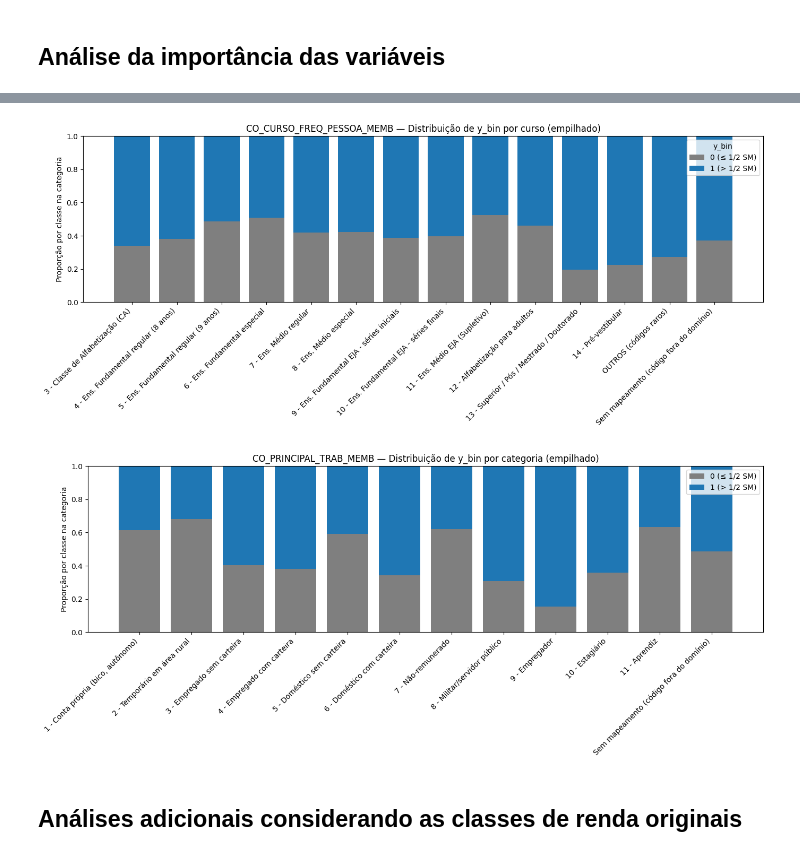
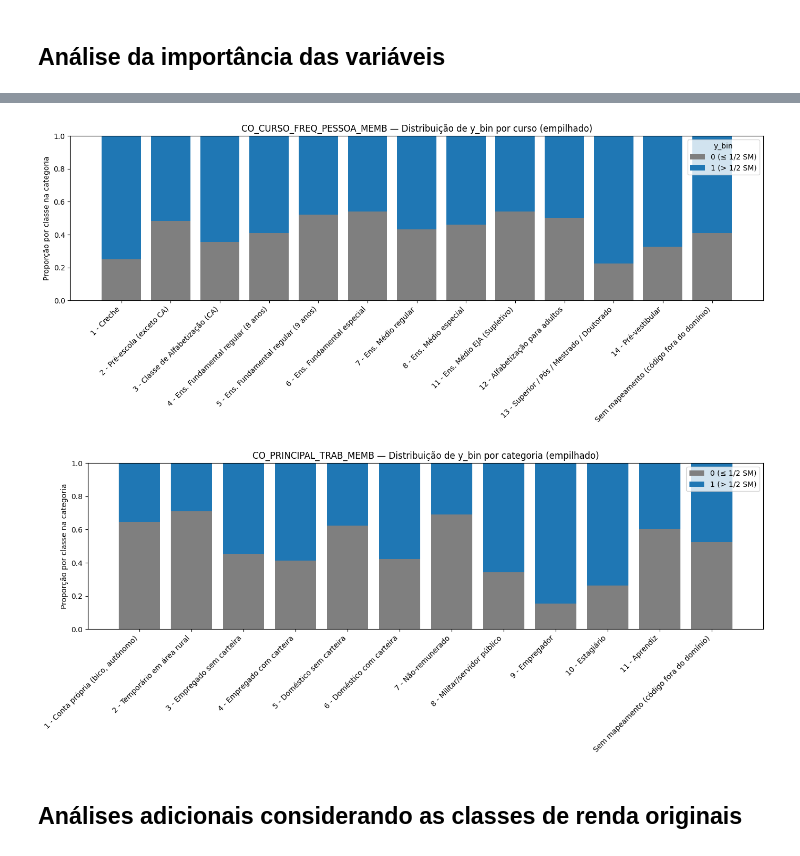
Before and after one commit to mariananresende/predicao_classe_renda_informal, a Jupyter notebook: ML_df_prop_binario.ipynb, the cells around one changed output, grey strips where cells are left out. Saved outputs shown, nothing was run; the diff lists cells and outputs as text; code cells hidden in the pictures.

```diff
--- a/ML_df_prop_binario.ipynb
+++ b/ML_df_prop_binario.ipynb
@@ -1741,7 +1749,7 @@ df_plot.loc[
 
 # agrupar raras APENAS entre códigos válidos
 vc_valid = df_plot.loc[df_plot["categoria_cod"].isin(CODIGOS_VALIDOS), "categoria_cod"].value_counts()
-raras = vc_valid[vc_valid < MIN_COUNT].index.tolist()
+#raras = vc_valid[vc_valid < MIN_COUNT].index.tolist()
 
 # códigos raros -> OUTROS (-1)
 df_plot.loc[df_plot["categoria_cod"].isin(raras), "categoria_cod"] = -1
@@ -1751,8 +1759,8 @@ def rotular(c):
     if pd.isna(c):
         return "Sem informação"
     c = int(c)
-    if c == -1:
-        return "OUTROS (códigos raros)"
+    #if c == -1:
+        #return "OUTROS (códigos raros)"
     if c == -2:
         return "Sem mapeamento (código fora do domínio)"
     return map_curso.get(c, "Sem mapeamento (código fora do domínio)")
@@ -1790,38 +1798,39 @@ prop = prop.loc[sorted(prop.index, key=ordem_rotulo)]
 
 # -----------------------------
 # PLOT (empilhado)
 # -----------------------------
 if CLASSES == [0, 1]:
     cores = {0: CINZA, 1: AZUL}
     legendas = {0: "0 (≤ 1/2 SM)", 1: "1 (> 1/2 SM)"}
     legend_title = "y_bin"
 else:
     cores = {0: AZUL, 1: CINZA, 2: AZUL_ESCURO}
     legendas = {0: "0", 1: "1", 2: "2"}
     legend_title = "classe_renda"
 
 x = np.arange(len(prop.index))
 bottom = np.zeros(len(prop.index))
 
 plt.figure(figsize=(14, 6))
 for k in CLASSES:
     vals = prop[k].to_numpy()
     plt.bar(x, vals, bottom=bottom, label=legendas.get(k, str(k)), color=cores[k])
     bottom += vals
 
 plt.xticks(x, prop.index, rotation=45, ha="right")
 plt.ylim(0, 1)
 plt.ylabel("Proporção por classe na categoria")
 plt.title(f"{col} — Distribuição de {target} por curso (empilhado)")
 plt.legend(title=legend_title, loc="upper right")
 plt.tight_layout()
 plt.show()
 # %% [output]
-[figure, old version]
+[figure, new version]
 # %%
 import numpy as np
 import pandas as pd
 import matplotlib.pyplot as plt
+
 
 # -----------------------------
 # CONFIG
@@ -1829,8 +1838,8 @@ import matplotlib.pyplot as plt
 col = "CO_PRINCIPAL_TRAB_MEMB"
 
 # >>> ESCOLHA O TARGET AQUI <<<
-target = "y_bin"          # binário (0/1)  | alternativa: "classe_renda"
-CLASSES = [0, 1]          # se target="classe_renda", use: [0, 1, 2]
+target = "y_bin" # binário (0/1)
+CLASSES = [0, 1]
 
 TOP_CAT = 20
 MIN_COUNT = 50
@@ -1840,9 +1849,11 @@ CINZA = "#7f7f7f"
 AZUL_ESCURO = "#0b2d5b"
 CINZA_CLARO = "#d9d9d9"
 
+
 # -----------------------------
 # MAPEAMENTO (códigos oficiais)
 # -----------------------------
+
 map_trab = {
     1: "1 - Conta própria (bico, autônomo)",
     2: "2 - Temporário em área rural",
@@ -1868,35 +1879,43 @@ df_plot[target] = y_test
 # numérico (se vier como object)
 df_plot[col] = pd.to_numeric(df_plot[col], errors="coerce")
 
+
 # separar sem informação (NaN)
 df_plot["categoria_cod"] = df_plot[col]
 
+
 # marcar códigos fora do domínio como "Sem mapeamento"
-df_plot.loc[~df_plot["categoria_cod"].isin(CODIGOS_VALIDOS) & df_plot["categoria_cod"].notna(), "categoria_cod"] = -2
+df_plot.loc[~df_plot["categoria_cod"].isin(CODIGOS_VALIDOS) &
+df_plot["categoria_cod"].notna(), "categoria_cod"] = -2
+
 
 # agora agrupar raras APENAS entre códigos válidos
-vc_valid = df_plot.loc[df_plot["categoria_cod"].isin(CODIGOS_VALIDOS), "categoria_cod"].value_counts()
-raras = vc_valid[vc_valid < MIN_COUNT].index.tolist()
+vc_valid = df_plot.loc[df_plot["categoria_cod"].isin(CODIGOS_VALIDOS),
+"categoria_cod"].value_counts()
+#raras = vc_valid[vc_valid < MIN_COUNT].index.tolist()
 
 # códigos raros vão para OUTROS (-1)
-df_plot.loc[df_plot["categoria_cod"].isin(raras), "categoria_cod"] = -1
+#df_plot.loc[df_plot["categoria_cod"].isin(raras), "categoria_cod"] = -1
+
 
 # criar rótulo final
 def rotular(c):
     if pd.isna(c):
         return "Sem informação"
     c = int(c)
-    if c == -1:
-        return "OUTROS (códigos raros)"
+    #if c == -1:
+        #return "OUTROS (códigos raros)"
     if c == -2:
         return "Sem mapeamento (código fora do domínio)"
     return map_trab.get(c, "Sem mapeamento (código fora do domínio)")
 
 df_plot["rotulo"] = df_plot["categoria_cod"].apply(rotular)
 
+
 # selecionar top categorias por frequência (para não poluir)
 top = df_plot["rotulo"].value_counts().head(TOP_CAT).index
 df_plot = df_plot[df_plot["rotulo"].isin(top)].copy()
+
 
 # -----------------------------
 # TABELA: proporção por classe dentro de cada categoria
@@ -1951,7 +1970,7 @@ plt.legend(loc="upper right")
 plt.tight_layout()
 plt.show()
 # %% [output]
-[figure, old version]
+[figure, new version]
 # %% [markdown]
 ## Análises adicionais considerando as classes de renda originais
 # %%
```
Also changed, not shown: parts of 32 cells of this notebook, 2 other files.
